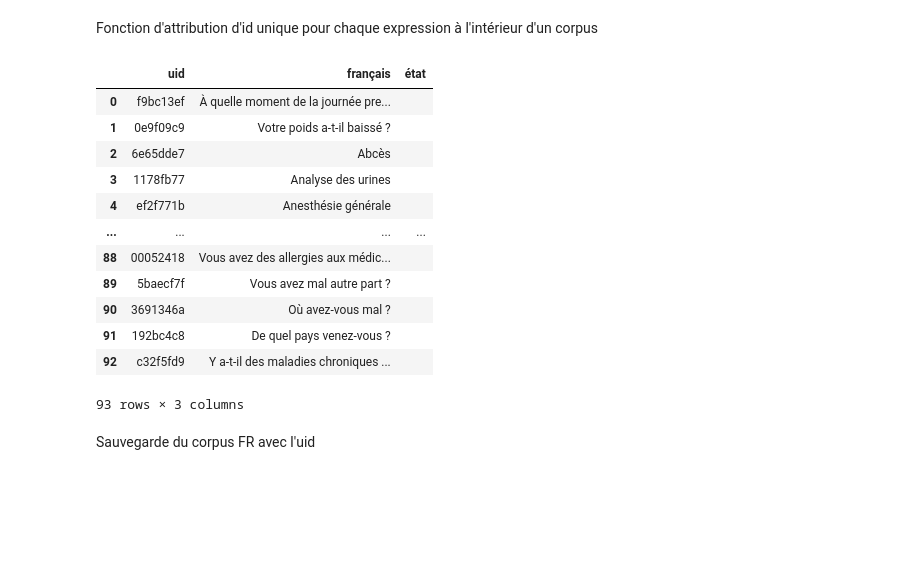
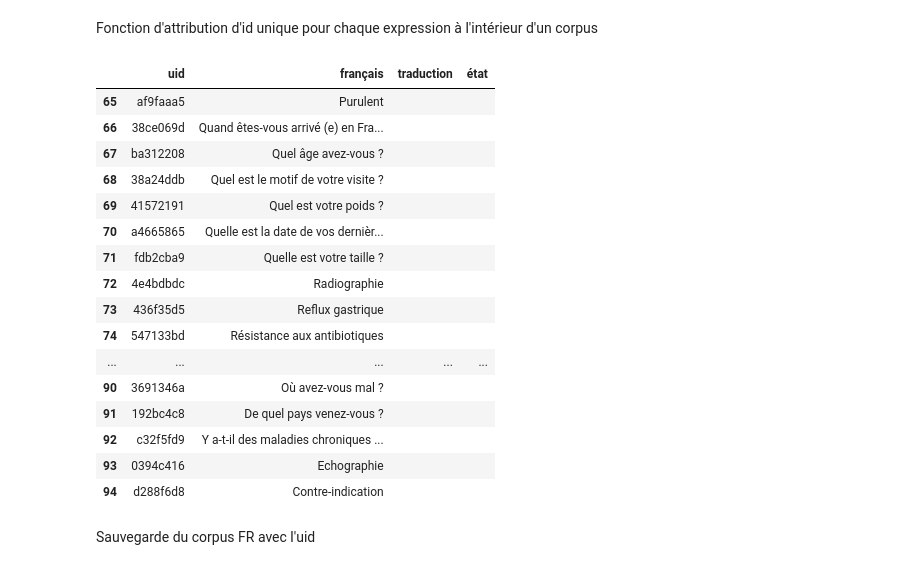
Before and after one commit to gretiere545/corpus, a Jupyter notebook: corpus_maker_init.ipynb, the cells around one changed output. Cells and saved outputs as stored; diff of their text form; code cells hidden in the pictures; blank space fills up the shorter version.

```diff
--- a/corpus_maker_init.ipynb
+++ b/corpus_maker_init.ipynb
@@ -135,18 +139,22 @@ t_corpus = wb.get_worksheet(0)
 data_t_corpus = t_corpus.get_all_values()
 df_corpus = pd.DataFrame(data_t_corpus[1:], columns=data_t_corpus[0])
 # %%
-df_corpus
+df_corpus.tail(30)
 # %% [output]
-|  | uid | français | état |
-| 0 | f9bc13ef | À quelle moment de la journée pre... |  |
-| 1 | 0e9f09c9 | Votre poids a-t-il baissé ? |  |
-| 2 | 6e65dde7 | Abcès |  |
-| 3 | 1178fb77 | Analyse des urines |  |
-| 4 | ef2f771b | Anesthésie générale |  |
-| ... | ... | ... | ... |
-| 88 | 00052418 | Vous avez des allergies aux médic... |  |
-| 89 | 5baecf7f | Vous avez mal autre part ? |  |
-| 90 | 3691346a | Où avez-vous mal ? |  |
-| 91 | 192bc4c8 | De quel pays venez-vous ? |  |
-| 92 | c32f5fd9 | Y a-t-il des maladies chroniques ... |  |
+|  | uid | français | traduction | état |
+| 65 | af9faaa5 | Purulent |  |  |
+| 66 | 38ce069d | Quand êtes-vous arrivé (e) en Fra... |  |  |
+| 67 | ba312208 | Quel âge avez-vous ? |  |  |
+| 68 | 38a24ddb | Quel est le motif de votre visite ? |  |  |
+| 69 | 41572191 | Quel est votre poids ? |  |  |
+| 70 | a4665865 | Quelle est la date de vos dernièr... |  |  |
+| 71 | fdb2cba9 | Quelle est votre taille ? |  |  |
+| 72 | 4e4bdbdc | Radiographie |  |  |
+| 73 | 436f35d5 | Reflux gastrique |  |  |
+| 74 | 547133bd | Résistance aux antibiotiques |  |  |
+| ... | ... | ... | ... | ... |
+| 90 | 3691346a | Où avez-vous mal ? |  |  |
+| 91 | 192bc4c8 | De quel pays venez-vous ? |  |  |
+| 92 | c32f5fd9 | Y a-t-il des maladies chroniques ... |  |  |
+| 93 | 0394c416 | Echographie |  |  |
+| 94 | d288f6d8 | Contre-indication |  |  |
-93 rows × 3 columns
```
Also changed, not shown: parts of 13 cells of this notebook.
